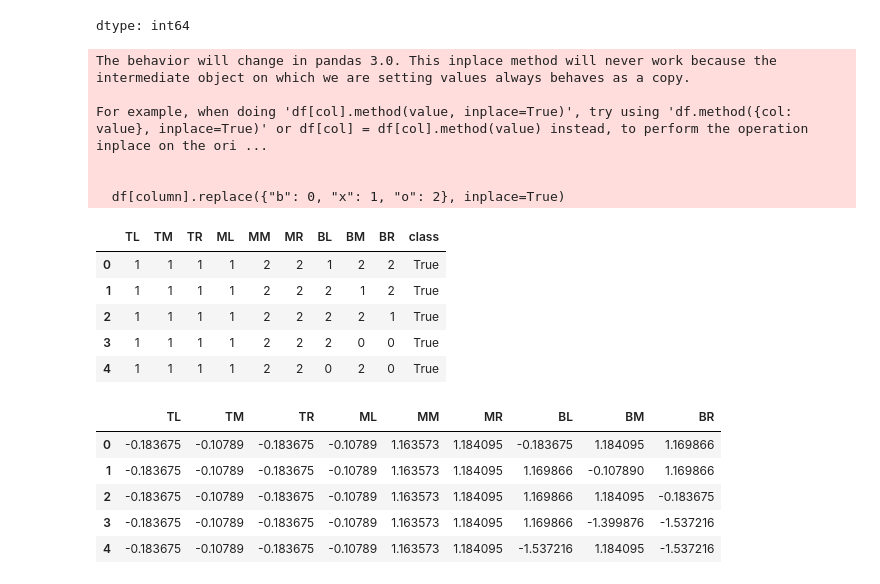
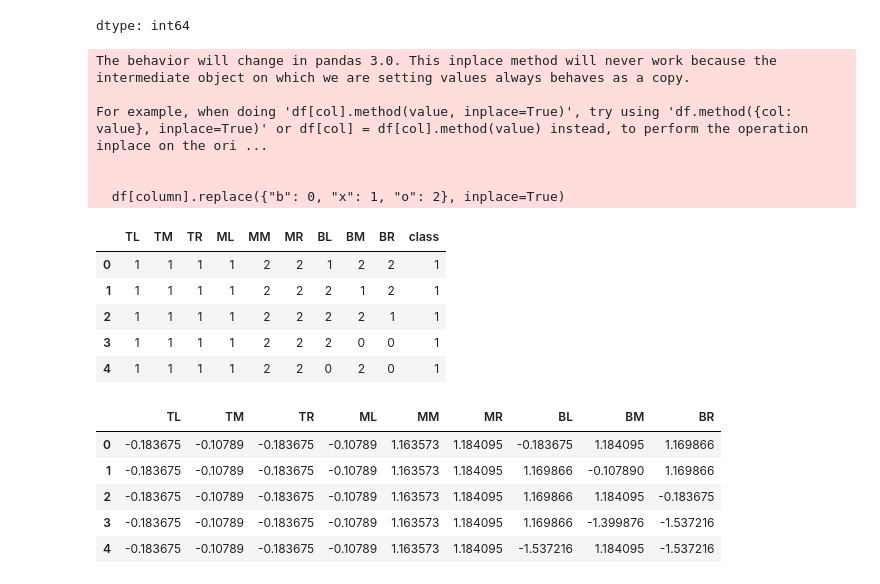
Before and after one commit to kep1n/lab-neural-networks, a Jupyter notebook: your-code/challenge-1.ipynb, the cells around one changed output. Saved outputs shown, nothing was run; the diff lists cells and outputs as text; code cells hidden in the pictures.

```diff
--- a/your-code/challenge-1.ipynb
+++ b/your-code/challenge-1.ipynb
@@ -50,22 +50,23 @@ dtype: int64
 # %%
 # Let's replace
 columns = df.columns
 for column in columns:
   df[column].replace({"b": 0, "x": 1, "o": 2}, inplace=True)
+df['class'] = df['class'].apply(lambda x: 1 if True else 0)
 df.head()
 # %% [output]
 The behavior will change in pandas 3.0. This inplace method will never work because the intermediate object on which we are setting values always behaves as a copy.
 
 For example, when doing 'df[col].method(value, inplace=True)', try using 'df.method({col: value}, inplace=True)' or df[col] = df[col].method(value) instead, to perform the operation inplace on the ori ...
 
 
   df[column].replace({"b": 0, "x": 1, "o": 2}, inplace=True)
 |  | TL | TM | TR | ML | MM | MR | BL | BM | BR | class |
-| 0 | 1 | 1 | 1 | 1 | 2 | 2 | 1 | 2 | 2 | True |
-| 1 | 1 | 1 | 1 | 1 | 2 | 2 | 2 | 1 | 2 | True |
-| 2 | 1 | 1 | 1 | 1 | 2 | 2 | 2 | 2 | 1 | True |
-| 3 | 1 | 1 | 1 | 1 | 2 | 2 | 2 | 0 | 0 | True |
-| 4 | 1 | 1 | 1 | 1 | 2 | 2 | 0 | 2 | 0 | True |
+| 0 | 1 | 1 | 1 | 1 | 2 | 2 | 1 | 2 | 2 | 1 |
+| 1 | 1 | 1 | 1 | 1 | 2 | 2 | 2 | 1 | 2 | 1 |
+| 2 | 1 | 1 | 1 | 1 | 2 | 2 | 2 | 2 | 1 | 1 |
+| 3 | 1 | 1 | 1 | 1 | 2 | 2 | 2 | 0 | 0 | 1 |
+| 4 | 1 | 1 | 1 | 1 | 2 | 2 | 0 | 2 | 0 | 1 |
 # %%
 features = df[columns[:-1]]
 target = df[columns[-1]]
```
Also changed, not shown: parts of 8 cells of this notebook.
